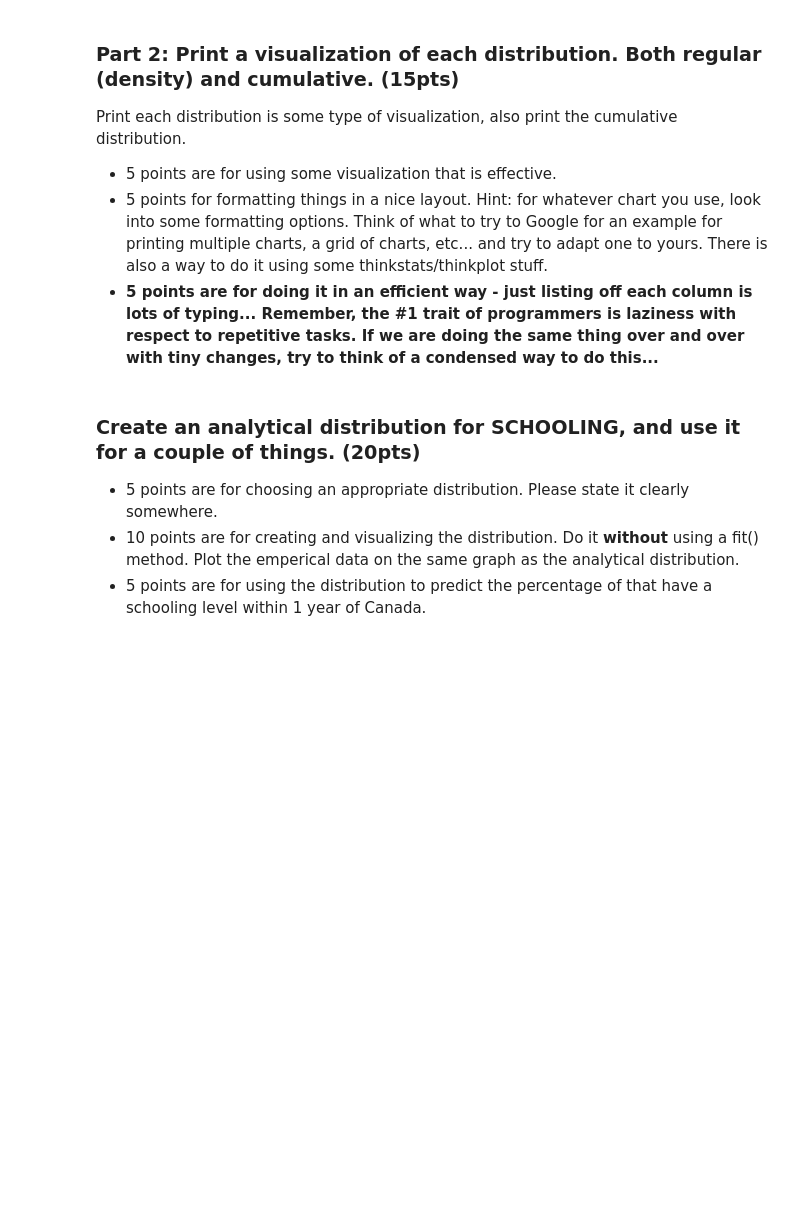
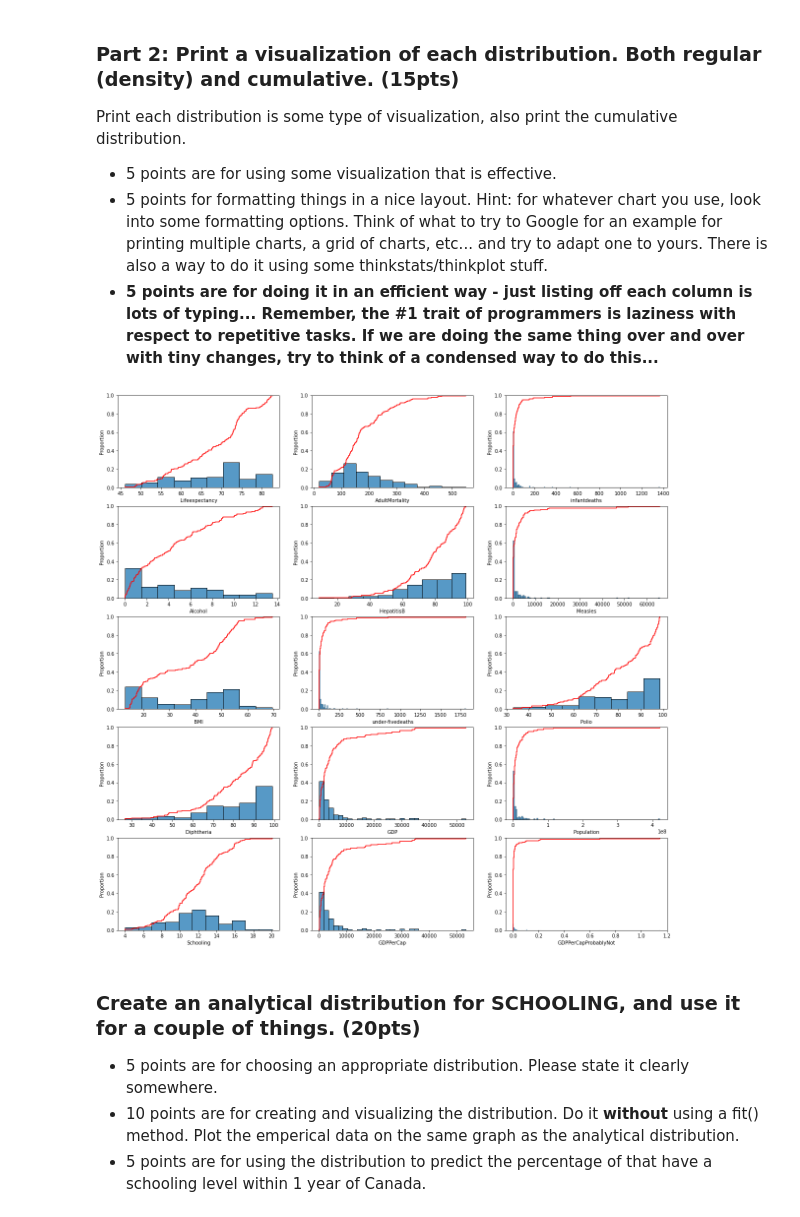
Before and after one commit to shaunmcgregor/BSIP_Assignment_2_Students, a Jupyter notebook: stats_asn_2_start.ipynb, the cells around one changed output. Drawn from its saved outputs; the diff is of its cells as text; code cells hidden in the pictures; blank space fills up the shorter version.

```diff
--- a/stats_asn_2_start.ipynb
+++ b/stats_asn_2_start.ipynb
@@ -11,7 +11,7 @@ import thinkstats2
 ##Seaborn for fancy plots.
 import matplotlib.pyplot as plt
 import seaborn as sns
-plt.rcParams["figure.figsize"] = (15,5)
+plt.rcParams["figure.figsize"] = (20,20)
 # %% [markdown]
 <h1>Assignment 2: Life Expectancy and You!</h1>
 
@@ -58,0 +48,10 @@ Note: you'll have to look at the units to ensure you get it right.
+# %%
+#Part 1
+# NaN is no bueno!
+dfLE.dropna(axis=0, inplace=True)
+
+# add the column with the math thing (maybe it's too late for this?)
+# multiply by 1 mil
+dfLE["GDPPerCapProbablyNot"] = (dfLE["GDP"]/ dfLE["Population"])
+dfLE["GDPPerCap"] = dfLE["GDP"]
+dfLE[["Country", "GDPPerCap",]].sample(10)
@@ -70,3 +79,14 @@ Print each distribution is some type of visualization, also print the cumulative
+# %%
+#Print all distributions
+numberOfColumns = 3
+# this should give us the correct number of rows needed to fit all the columns 3 per row
+numberOfRows = (len(dfLE.drop(columns={"Country","isDeveloped"}).columns)//3) + (0 if (len(dfLE.drop(columns={"Country","isDeveloped"}).columns)%3) == 0 else 1)
+fig, axes = plt.subplots(nrows=numberOfRows, ncols=numberOfColumns)
+for i, column in enumerate(dfLE.drop(columns={"Country","isDeveloped"}).columns):
+    sns.histplot(dfLE[column], ax=axes[i//numberOfColumns, i%numberOfColumns], stat="proportion")
+    sns.ecdfplot(data=dfLE[column], ax=axes[i//numberOfColumns, i%numberOfColumns], color="red")
+# %% [output]
+[figure, added]
 # %% [markdown]
 ### Create an analytical distribution for SCHOOLING, and use it for a couple of things. (20pts)
 
```
Also changed, not shown: parts of 4 cells of this notebook.
